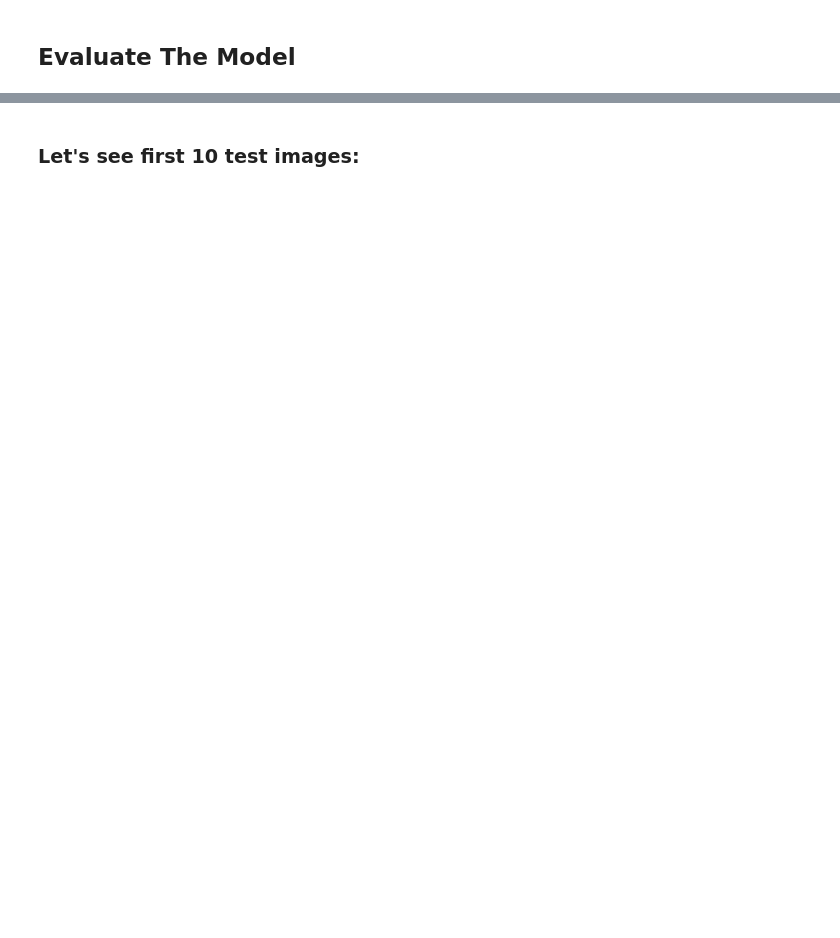
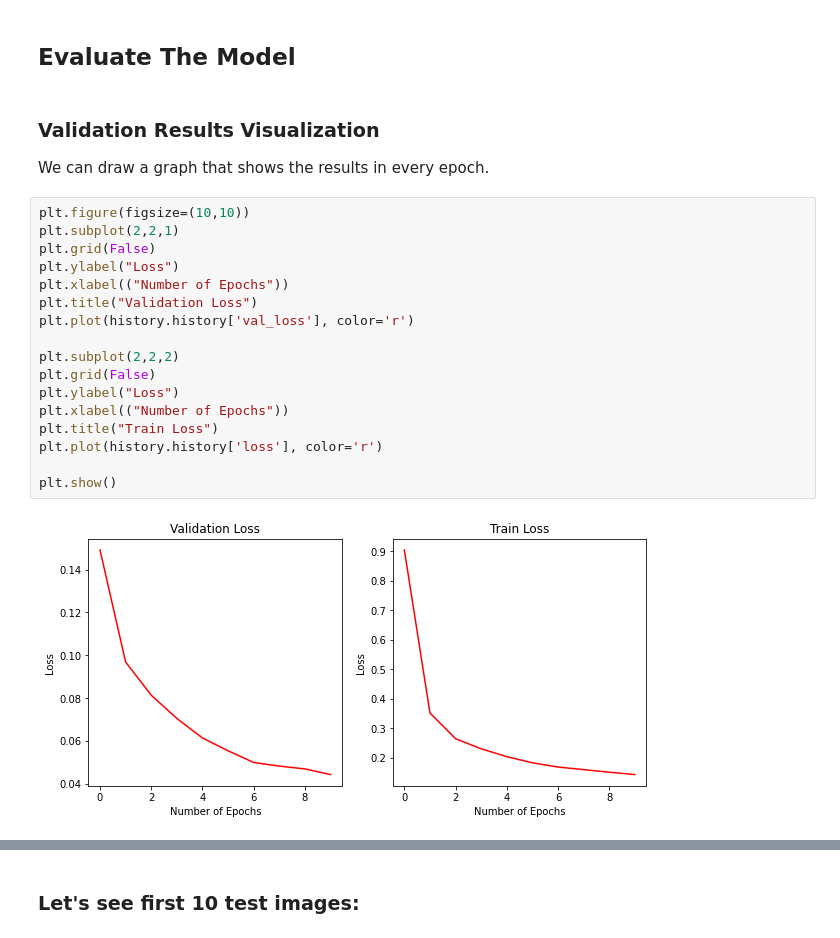
Before and after one commit to MToprak203/CNN_Example, a Jupyter notebook: CNN_Project.ipynb, the cells around one changed output, grey strips where cells are left out. Drawn from its saved outputs; the diff is of its cells as text; blank space fills up the shorter version.

```diff
--- a/CNN_Project.ipynb
+++ b/CNN_Project.ipynb
@@ -199,2 +208,25 @@ Epoch 10/10
 # %% [markdown]
 ## Evaluate The Model
+# %% [markdown]
+### Validation Results Visualization
+
+We can draw a graph that shows the results in every epoch.
+# %%
+plt.figure(figsize=(10,10))
+plt.subplot(2,2,1)
+plt.grid(False)
+plt.ylabel("Loss")
+plt.xlabel(("Number of Epochs"))
+plt.title("Validation Loss")
+plt.plot(history.history['val_loss'], color='r')
+
+plt.subplot(2,2,2)
+plt.grid(False)
+plt.ylabel("Loss")
+plt.xlabel(("Number of Epochs"))
+plt.title("Train Loss")
+plt.plot(history.history['loss'], color='r')
+
+plt.show()
+# %% [output]
+[figure, added]
```
Also changed, not shown: parts of 29 cells of this notebook, 2 other files.
